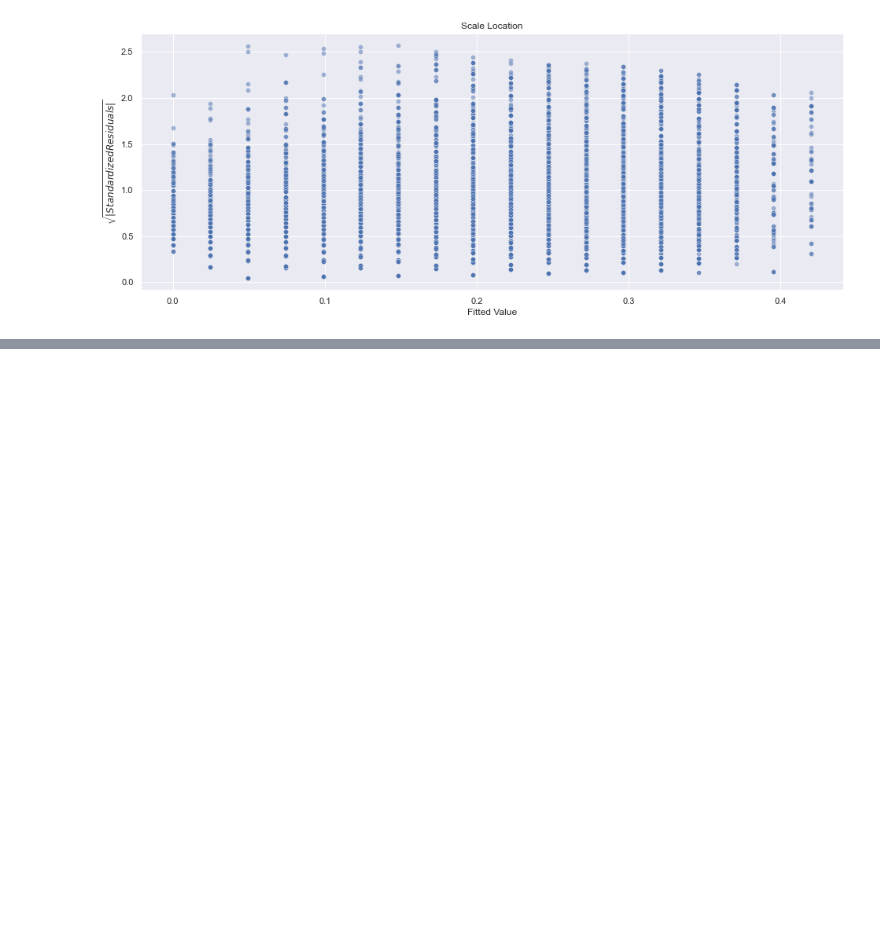
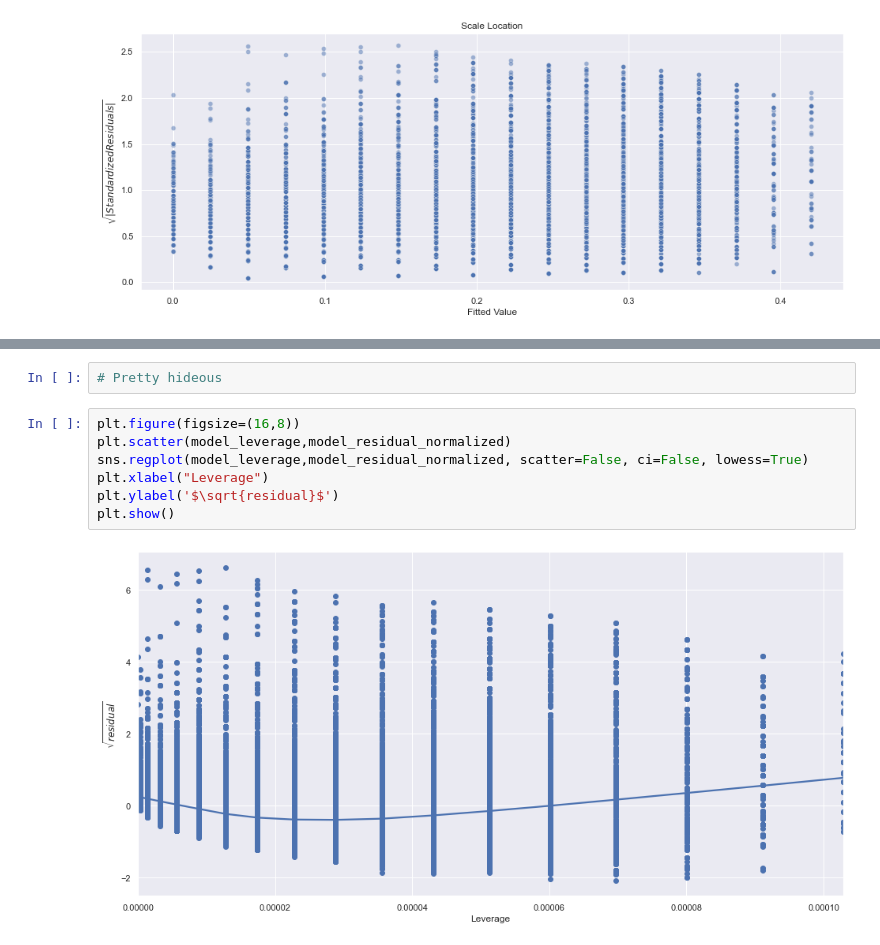
Before and after one commit to bthakr1/python_small_programs, a Jupyter notebook: python_small/Wine Data PreProcessing & Linear Regression.ipynb, the cells around one changed output, grey strips where cells are left out. Saved outputs shown, nothing was run; the diff lists cells and outputs as text; blank space fills up the shorter version.

```diff
--- a/python_small/Wine Data PreProcessing & Linear Regression.ipynb
+++ b/python_small/Wine Data PreProcessing & Linear Regression.ipynb
@@ -592,0 +606,11 @@ plt.show()
+# %%
+# Pretty hideous
+# %%
+plt.figure(figsize=(16,8))
+plt.scatter(model_leverage,model_residual_normalized)
+sns.regplot(model_leverage,model_residual_normalized, scatter=False, ci=False, lowess=True)
+plt.xlabel("Leverage")
+plt.ylabel('$\sqrt{residual}$')
+plt.show()
+# %% [output]
+[figure, added]
```
Also changed, not shown: parts of 3 cells of this notebook.
